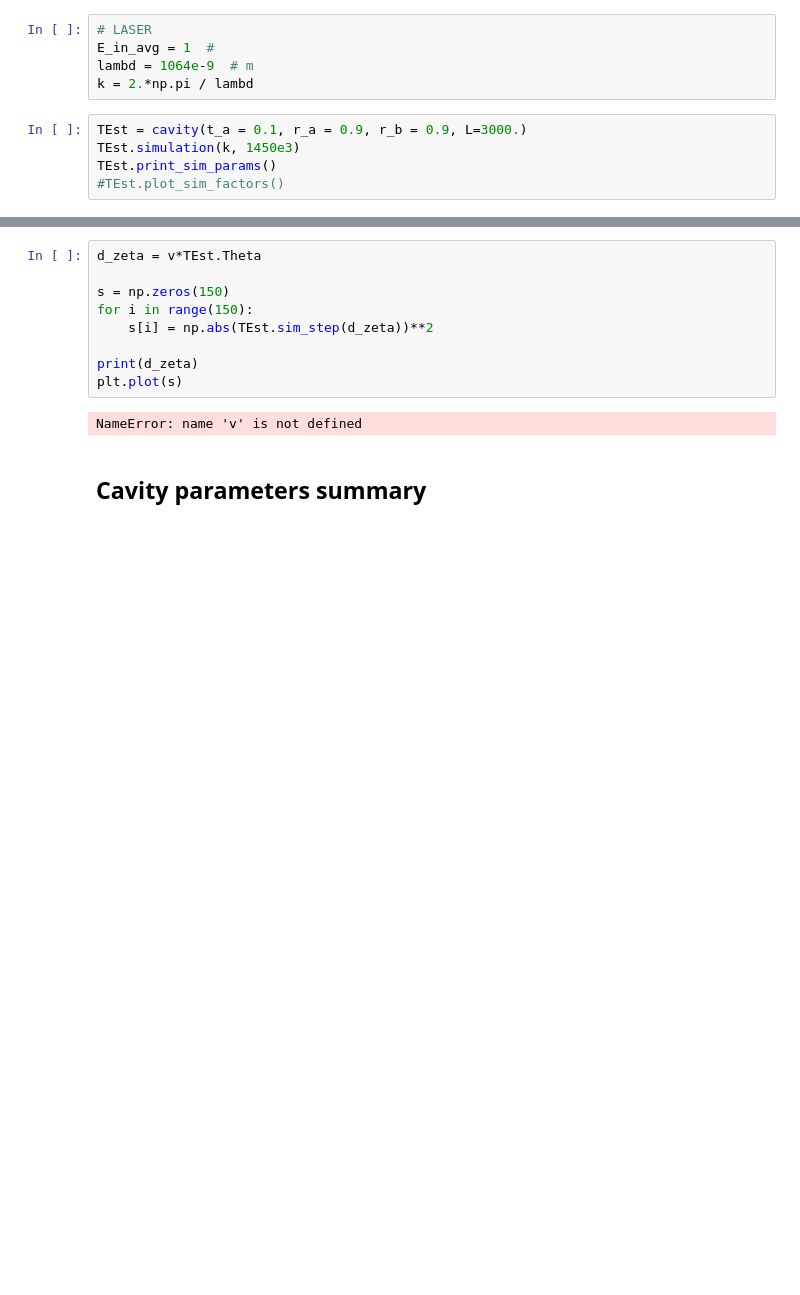
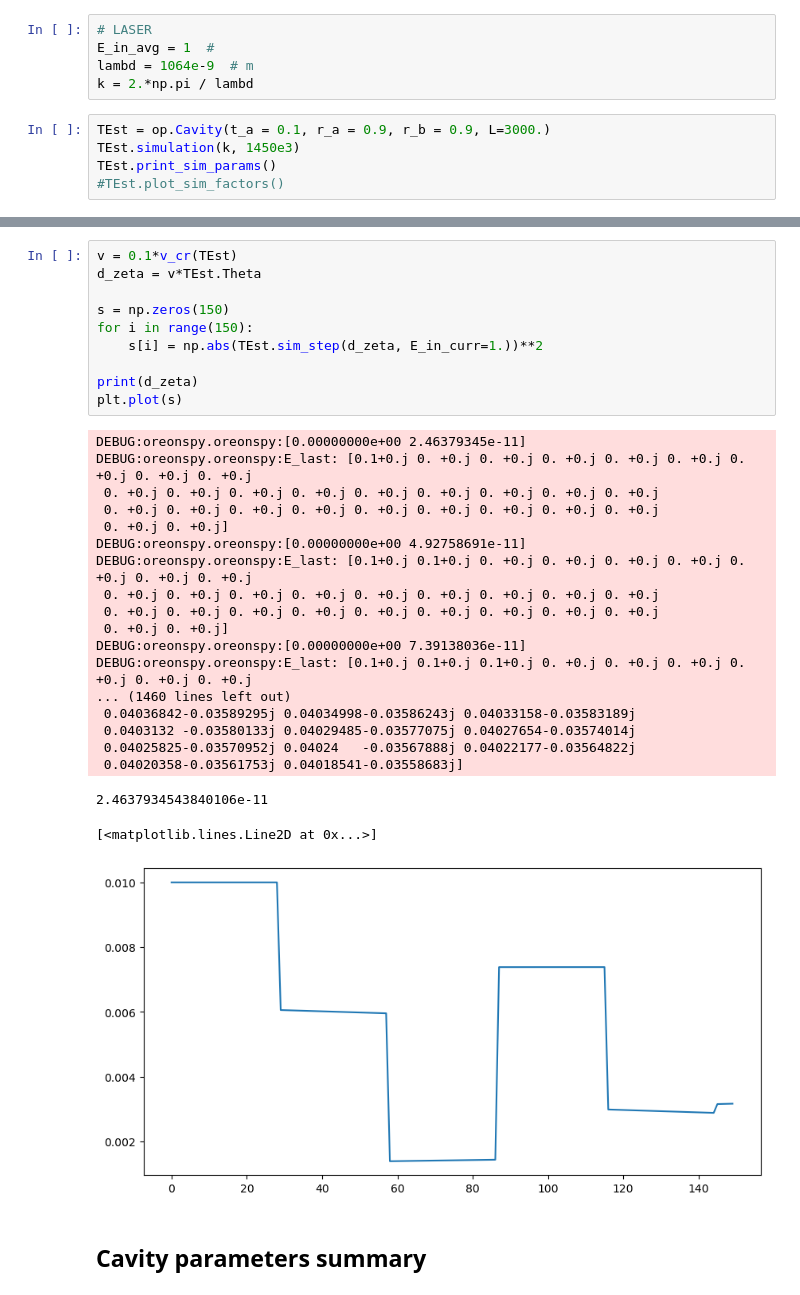
Before and after one commit to matib12/oreonspy, a Jupyter notebook: nb/FP cavity dynamics.ipynb, the cells around one changed output, grey strips where cells are left out. Cells and saved outputs as stored; diff of their text form; blank space fills up the shorter version.

Commit message:
Converted cavity class into a module oreonspy which implements the class Cavity.

```diff
--- a/nb/FP cavity dynamics.ipynb
+++ b/nb/FP cavity dynamics.ipynb
@@ -239,7 +53,7 @@ E_in_avg = 1  #
 lambd = 1064e-9  # m
 k = 2.*np.pi / lambd
 # %%
-TEst = cavity(t_a = 0.1, r_a = 0.9, r_b = 0.9, L=3000.)
+TEst = op.Cavity(t_a = 0.1, r_a = 0.9, r_b = 0.9, L=3000.)
 TEst.simulation(k, 1450e3)
 TEst.print_sim_params()
 #TEst.plot_sim_factors()
@@ -258,16 +72,36 @@ Cavity RT: 2.00e-05 [s]
 N_eff: 5.00e+00 [s]
 N: 1
 # %%
+v = 0.1*v_cr(TEst)
 d_zeta = v*TEst.Theta
 
 s = np.zeros(150)
 for i in range(150):
-    s[i] = np.abs(TEst.sim_step(d_zeta))**2
+    s[i] = np.abs(TEst.sim_step(d_zeta, E_in_curr=1.))**2
 
 print(d_zeta)
 plt.plot(s)
 # %% [output]
-NameError: name 'v' is not defined
+DEBUG:oreonspy.oreonspy:[0.00000000e+00 2.46379345e-11]
+DEBUG:oreonspy.oreonspy:E_last: [0.1+0.j 0. +0.j 0. +0.j 0. +0.j 0. +0.j 0. +0.j 0. +0.j 0. +0.j 0. +0.j
+ 0. +0.j 0. +0.j 0. +0.j 0. +0.j 0. +0.j 0. +0.j 0. +0.j 0. +0.j 0. +0.j
+ 0. +0.j 0. +0.j 0. +0.j 0. +0.j 0. +0.j 0. +0.j 0. +0.j 0. +0.j 0. +0.j
+ 0. +0.j 0. +0.j]
+DEBUG:oreonspy.oreonspy:[0.00000000e+00 4.92758691e-11]
+DEBUG:oreonspy.oreonspy:E_last: [0.1+0.j 0.1+0.j 0. +0.j 0. +0.j 0. +0.j 0. +0.j 0. +0.j 0. +0.j 0. +0.j
+ 0. +0.j 0. +0.j 0. +0.j 0. +0.j 0. +0.j 0. +0.j 0. +0.j 0. +0.j 0. +0.j
+ 0. +0.j 0. +0.j 0. +0.j 0. +0.j 0. +0.j 0. +0.j 0. +0.j 0. +0.j 0. +0.j
+ 0. +0.j 0. +0.j]
+DEBUG:oreonspy.oreonspy:[0.00000000e+00 7.39138036e-11]
+DEBUG:oreonspy.oreonspy:E_last: [0.1+0.j 0.1+0.j 0.1+0.j 0. +0.j 0. +0.j 0. +0.j 0. +0.j 0. +0.j 0. +0.j
+... (1460 lines left out)
+ 0.04036842-0.03589295j 0.04034998-0.03586243j 0.04033158-0.03583189j
+ 0.0403132 -0.03580133j 0.04029485-0.03577075j 0.04027654-0.03574014j
+ 0.04025825-0.03570952j 0.04024   -0.03567888j 0.04022177-0.03564822j
+ 0.04020358-0.03561753j 0.04018541-0.03558683j]
+2.4637934543840106e-11
+[<matplotlib.lines.Line2D at 0x...>]
+[figure, added]
 # %% [markdown]
 ## Cavity parameters summary
 # %% [markdown]
```
Also changed, not shown: parts of 70 cells of this notebook, 4 other files.
